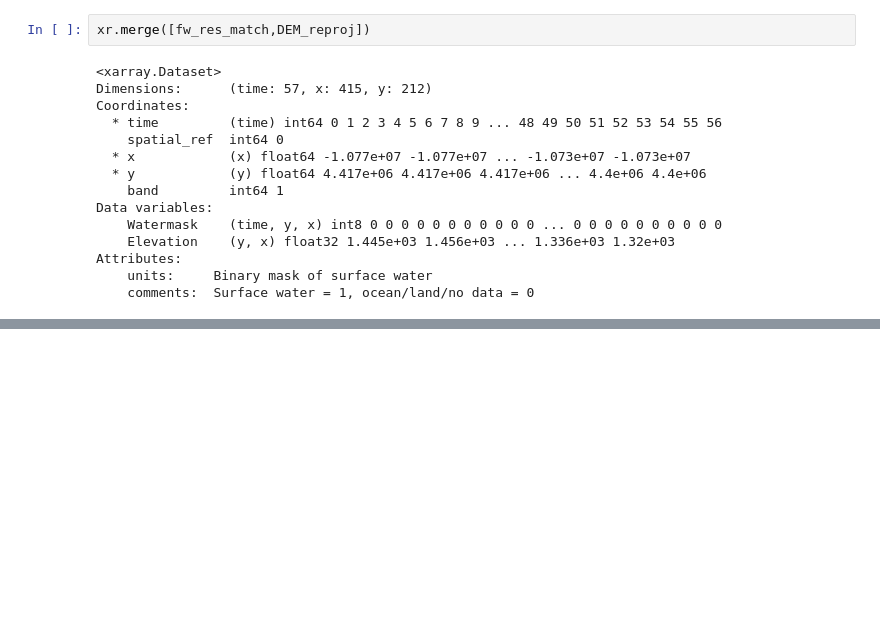
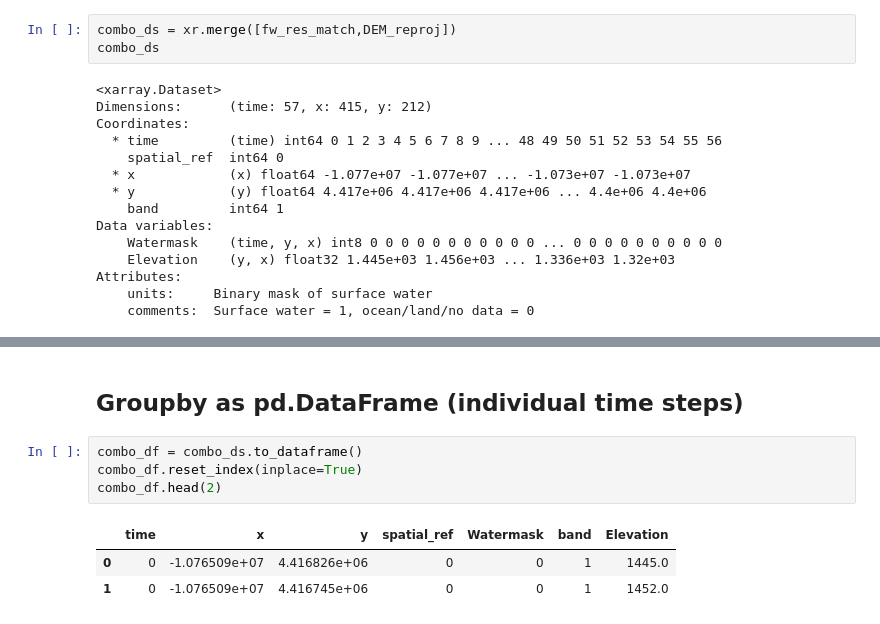
Before and after one commit to ascheliga/CYGNSS-GRACE, a Jupyter notebook: notebooks/scratchwork_hydroSHEDS.ipynb, the cells around one changed output, grey strips where cells are left out. Drawn from its saved outputs; the diff is of its cells as text; blank space fills up the shorter version.

```diff
--- a/notebooks/scratchwork_hydroSHEDS.ipynb
+++ b/notebooks/scratchwork_hydroSHEDS.ipynb
@@ -62,7 +62,8 @@ fw_reproj = codebase.area_calcs.project_DA_from_crs_code(fw_binary,reproj_crs_co
 # %%
 fw_res_match = fw_reproj.rio.reproject_match(DEM_reproj)
 # %%
-xr.merge([fw_res_match,DEM_reproj])
+combo_ds = xr.merge([fw_res_match,DEM_reproj])
+combo_ds
 # %% [output]
 <xarray.Dataset>
 Dimensions:      (time: 57, x: 415, y: 212)
@@ -80,0 +128,10 @@ Attributes:
+# %% [markdown]
+## Groupby as pd.DataFrame (individual time steps)
+# %%
+combo_df = combo_ds.to_dataframe()
+combo_df.reset_index(inplace=True)
+combo_df.head(2)
+# %% [output]
+|  | time | x | y | spatial_ref | Watermask | band | Elevation |
+| 0 | 0 | -1.076509e+07 | 4.416826e+06 | 0 | 0 | 1 | 1445.0 |
+| 1 | 0 | -1.076509e+07 | 4.416745e+06 | 0 | 0 | 1 | 1452.0 |
```
Also changed, not shown: parts of 15 cells of this notebook.
